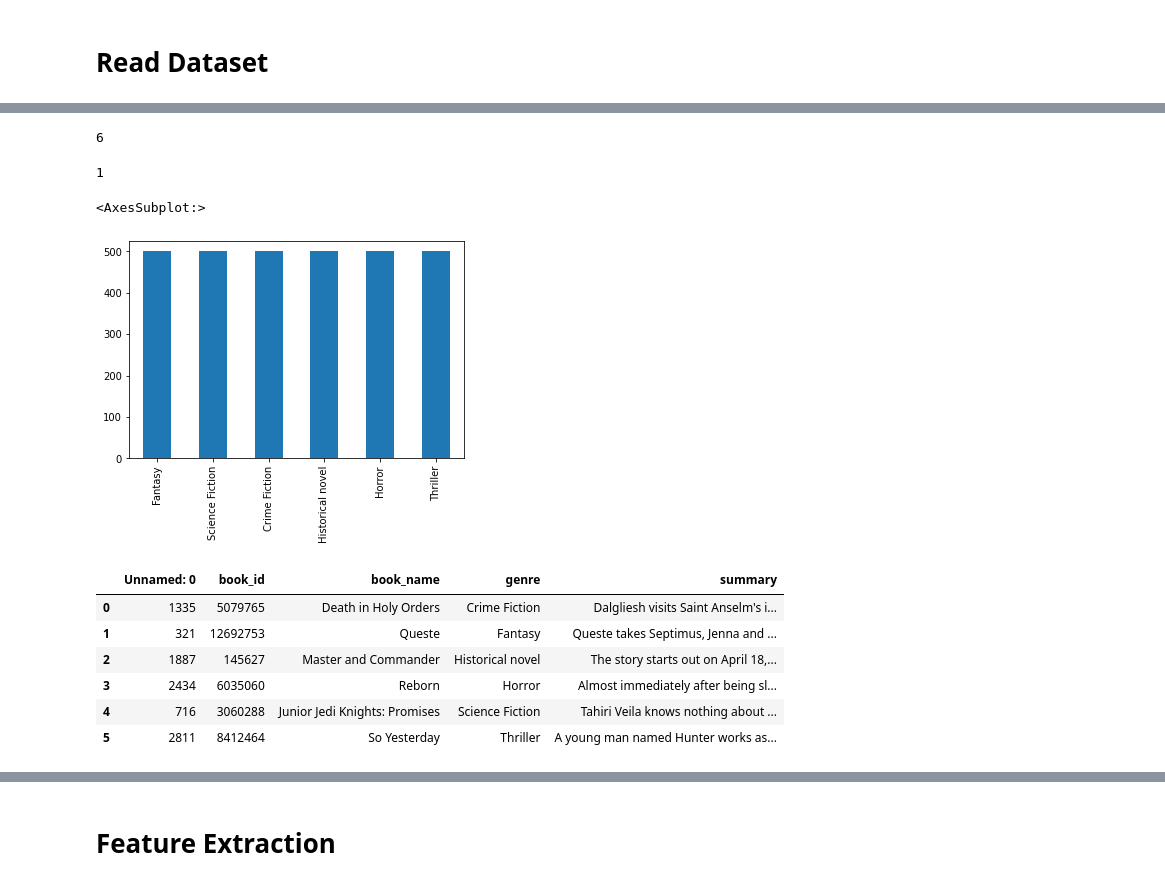
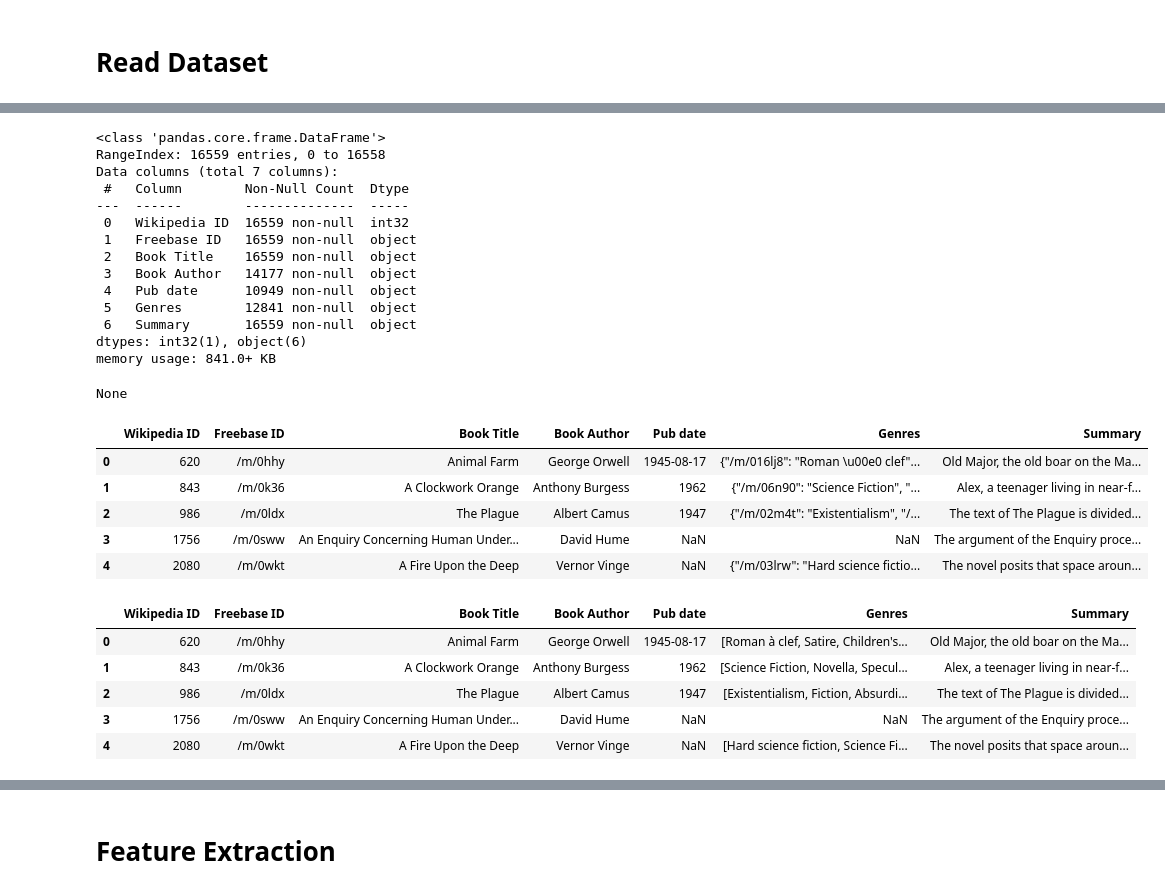
Before and after one commit to 7ben18/fhnw-npr-Natural-Language-Processing, a Jupyter notebook: mini-challenge1/npr-minichallenge1-yannic-ben.ipynb, the cells around one changed output, grey strips where cells are left out. Cells and saved outputs as stored; diff of their text form; code cells hidden in the pictures.

```diff
--- a/mini-challenge1/npr-minichallenge1-yannic-ben.ipynb
+++ b/mini-challenge1/npr-minichallenge1-yannic-ben.ipynb
@@ -62,28 +47,50 @@ df
-# %%
-# calculate number of unique genre
-df['genre'].nunique()
-# %% [output]
-6
-# %%
-# count maximum genres per row
-df['genre'].str.split(',').str.len().max()
-# %% [output]
-1
-# %%
-# plot the amount of each genre
-df['genre'].value_counts().plot(kind='bar')
-# %% [output]
-<AxesSubplot:>
-[figure, removed]
-# %%
-# give a random summary from every genre and save as dataframe
-df_summary = df.groupby('genre').apply(lambda x: x.sample(1)).reset_index(drop=True)
-df_summary
-# %% [output]
-|  | Unnamed: 0 | book_id | book_name | genre | summary |
-| 0 | 1335 | 5079765 | Death in Holy Orders | Crime Fiction | Dalgliesh visits Saint Anselm's i... |
-| 1 | 321 | 12692753 | Queste | Fantasy | Queste takes Septimus, Jenna and ... |
-| 2 | 1887 | 145627 | Master and Commander | Historical novel | The story starts out on April 18,... |
-| 3 | 2434 | 6035060 | Reborn | Horror | Almost immediately after being sl... |
-| 4 | 716 | 3060288 | Junior Jedi Knights: Promises | Science Fiction | Tahiri Veila knows nothing about ... |
-| 5 | 2811 | 8412464 | So Yesterday | Thriller | A young man named Hunter works as... |
+# %%
+# Read booksumaries.txt Dataset
+df = pd.read_csv('data/booksummaries.txt',
+                 sep="\t",
+                 header=None,
+                 names=["Wikipedia ID", "Freebase ID", "Book Title", "Book Author", "Pub date","Genres","Summary"],
+                 dtype={"Wikipedia ID": np.int32, "Freebase ID": str, "Book Title": str, "Book Author": str, "Pub date": str, "Genres": str, "Summary": str})
+
+display(df.info())
+display(df.head())
+
+def extract_genres(genre_str: str):
+    try:
+        genre_data = json.loads(genre_str)
+        return list(genre_data.values())
+    except:
+        (json.decoder.JSONDecodeError, TypeError)
+        return np.nan
+
+# apply extract_genres function to the Genres column
+df['Genres'] = df['Genres'].apply(extract_genres)
+display(df.head())
+# %% [output]
+<class 'pandas.core.frame.DataFrame'>
+RangeIndex: 16559 entries, 0 to 16558
+Data columns (total 7 columns):
+ #   Column        Non-Null Count  Dtype
+---  ------        --------------  -----
+ 0   Wikipedia ID  16559 non-null  int32
+ 1   Freebase ID   16559 non-null  object
+ 2   Book Title    16559 non-null  object
+ 3   Book Author   14177 non-null  object
+ 4   Pub date      10949 non-null  object
+ 5   Genres        12841 non-null  object
+ 6   Summary       16559 non-null  object
+dtypes: int32(1), object(6)
+memory usage: 841.0+ KB
+None
+|  | Wikipedia ID | Freebase ID | Book Title | Book Author | Pub date | Genres | Summary |
+| 0 | 620 | /m/0hhy | Animal Farm | George Orwell | 1945-08-17 | {"/m/016lj8": "Roman \u00e0 clef"... | Old Major, the old boar on the Ma... |
+| 1 | 843 | /m/0k36 | A Clockwork Orange | Anthony Burgess | 1962 | {"/m/06n90": "Science Fiction", "... | Alex, a teenager living in near-f... |
+| 2 | 986 | /m/0ldx | The Plague | Albert Camus | 1947 | {"/m/02m4t": "Existentialism", "/... | The text of The Plague is divided... |
+| 3 | 1756 | /m/0sww | An Enquiry Concerning Human Under... | David Hume | NaN | NaN | The argument of the Enquiry proce... |
+| 4 | 2080 | /m/0wkt | A Fire Upon the Deep | Vernor Vinge | NaN | {"/m/03lrw": "Hard science fictio... | The novel posits that space aroun... |
+|  | Wikipedia ID | Freebase ID | Book Title | Book Author | Pub date | Genres | Summary |
+| 0 | 620 | /m/0hhy | Animal Farm | George Orwell | 1945-08-17 | [Roman à clef, Satire, Children's... | Old Major, the old boar on the Ma... |
+| 1 | 843 | /m/0k36 | A Clockwork Orange | Anthony Burgess | 1962 | [Science Fiction, Novella, Specul... | Alex, a teenager living in near-f... |
+| 2 | 986 | /m/0ldx | The Plague | Albert Camus | 1947 | [Existentialism, Fiction, Absurdi... | The text of The Plague is divided... |
+| 3 | 1756 | /m/0sww | An Enquiry Concerning Human Under... | David Hume | NaN | NaN | The argument of the Enquiry proce... |
+| 4 | 2080 | /m/0wkt | A Fire Upon the Deep | Vernor Vinge | NaN | [Hard science fiction, Science Fi... | The novel posits that space aroun... |
```
Also changed, not shown: parts of 6 cells of this notebook, 1 other file.
